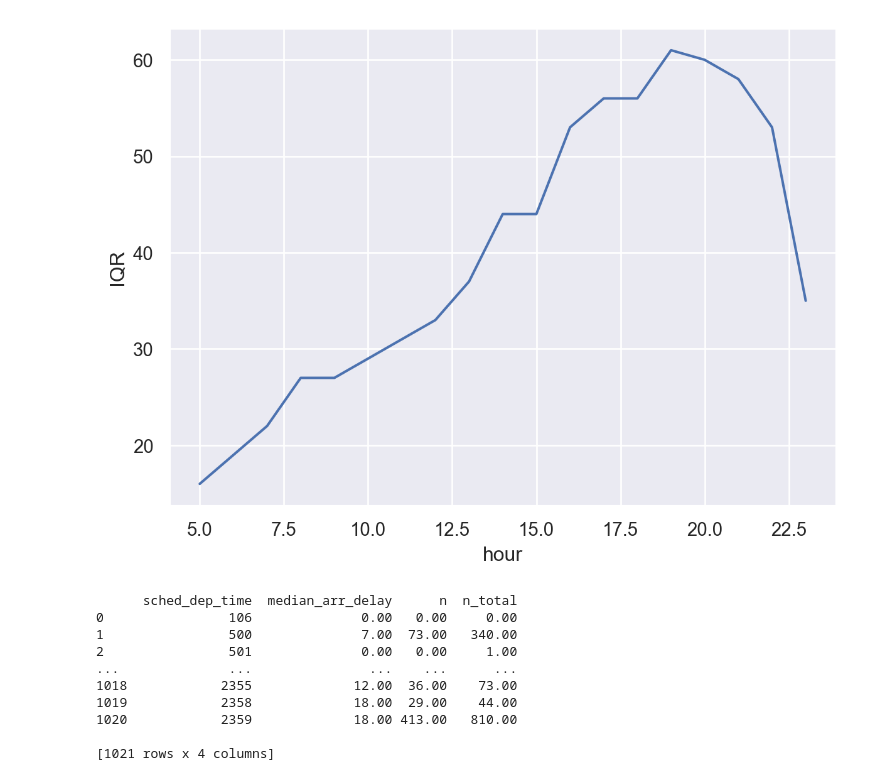
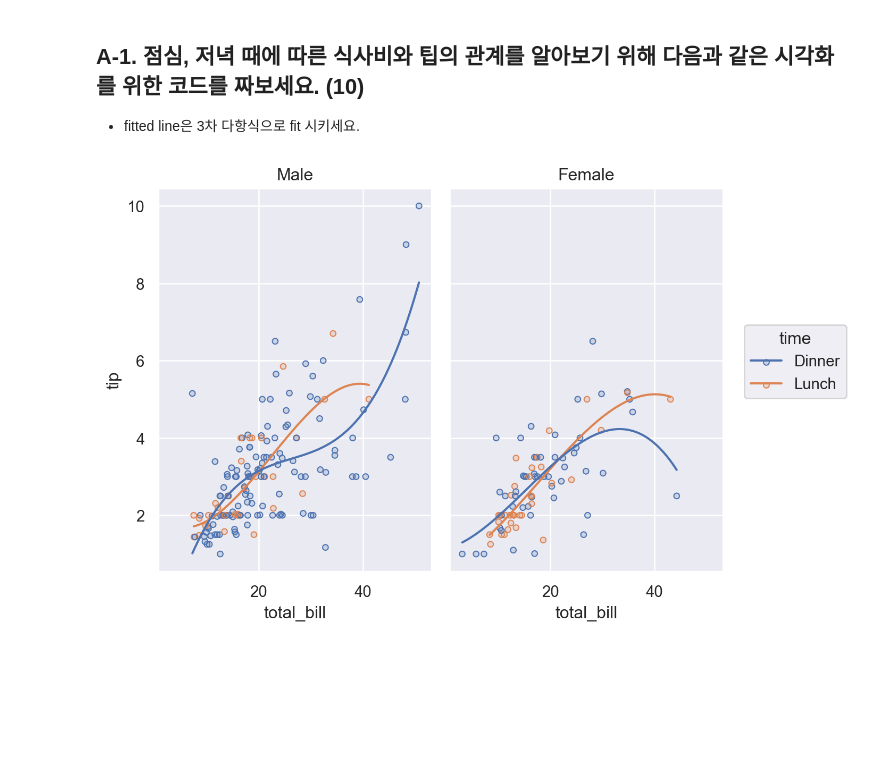
Before and after one commit to skcho13/ds23s2, a Jupyter notebook: contents/ignore/midterm.ipynb, the cells around one changed output. Cells and saved outputs as stored; diff of their text form; code cells hidden in the pictures; blank space fills up the shorter version.

```diff
--- a/contents/ignore/midterm.ipynb
+++ b/contents/ignore/midterm.ipynb
@@ -70,28 +41,16 @@ iqr
+# %%
+# load a dataset
+tips = sns.load_dataset("tips")
+# %% [markdown]
+## A-1. 점심, 저녁  때에 따른 식사비와 팁의 관계를 알아보기 위해 다음과 같은 시각화를 위한 코드를 짜보세요. (10)
+- fitted line은 3차 다항식으로 fit 시키세요.
 # %%
+#| echo: false
 (
-    so.Plot(iqr, x='hour', y='IQR')
-    .add(so.Line())
+    so.Plot(tips, x='total_bill', y='tip', color="time")
+    .add(so.Dots())
+    .add(so.Line(), so.PolyFit(3))
+    .facet("sex")
 )
 # %% [output]
-[figure, old version]
+[figure, new version]
-# %%
-def get_delayed_positive(g):
-    return pd.Series([
-        g.query('arr_delay > 0')["arr_delay"].median(),
-        g.query('arr_delay > 0')["arr_delay"].count(),
-        g["arr_delay"].count()
-    ], index=["median_arr_delay", "n", "n_total"])
-
-time_delay = flights.groupby(["sched_dep_time"]).apply(get_delayed_positive).fillna(0).reset_index()
-time_delay
-# %% [output]
-      sched_dep_time  median_arr_delay      n  n_total
-0                106              0.00   0.00     0.00
-1                500              7.00  73.00   340.00
-2                501              0.00   0.00     1.00
-...              ...               ...    ...      ...
-1018            2355             12.00  36.00    73.00
-1019            2358             18.00  29.00    44.00
-1020            2359             18.00 413.00   810.00
-
-[1021 rows x 4 columns]
```
Also changed, not shown: parts of 58 cells of this notebook, 8 other files.
